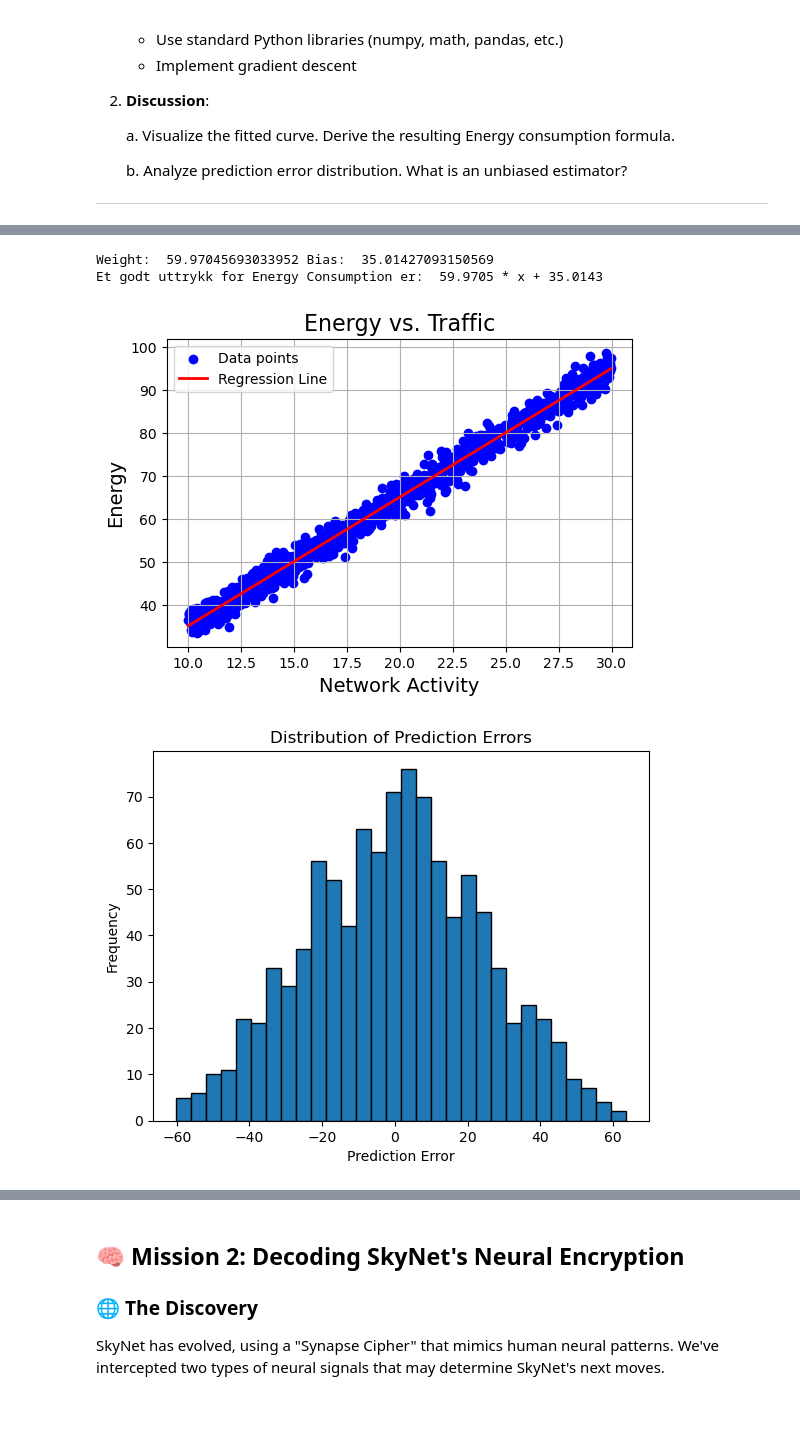
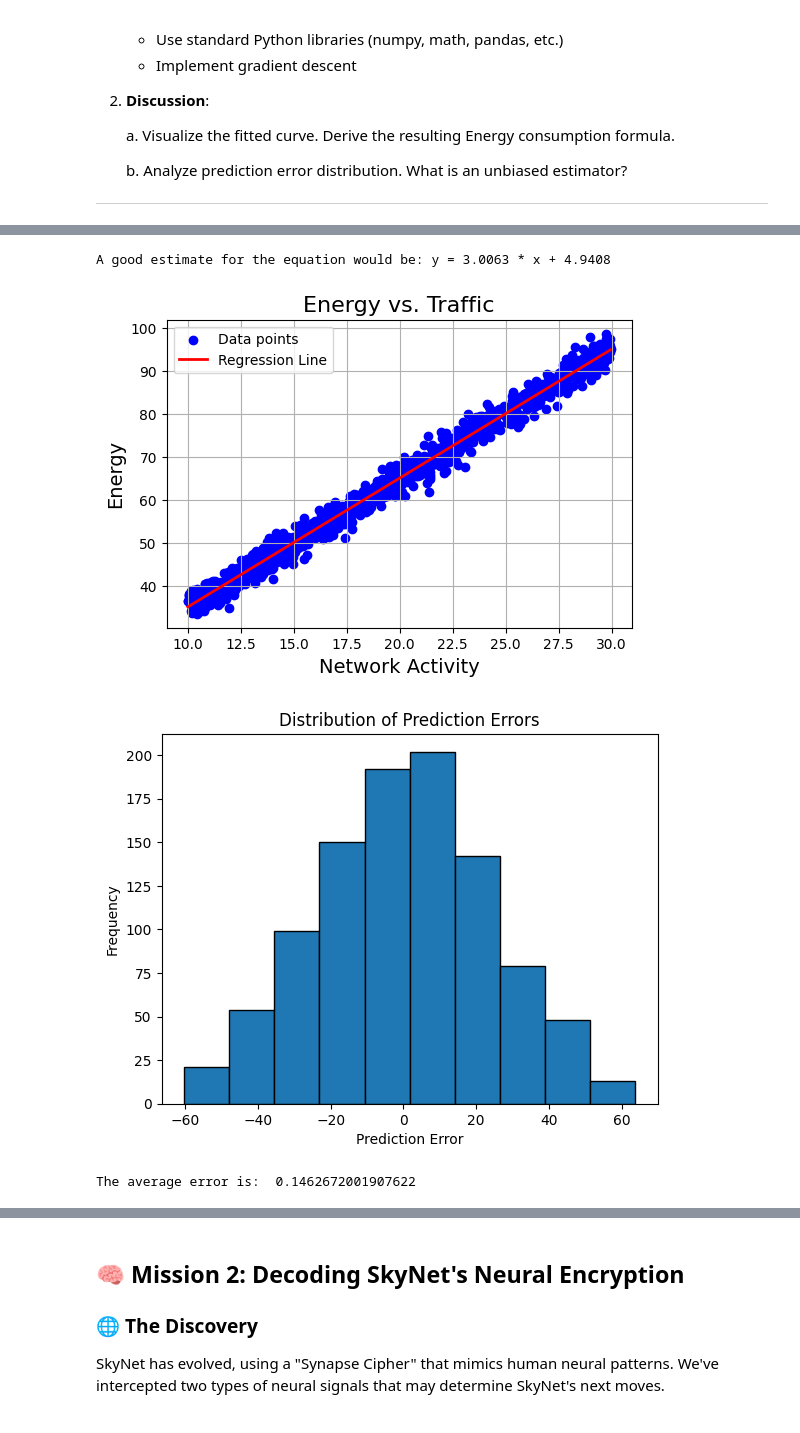
Before and after one commit to jadamixd/Machine-Learning, a Jupyter notebook: Assignment1/Chapter_1.ipynb, the cells around one changed output, grey strips where cells are left out. Cells and saved outputs as stored; diff of their text form; code cells hidden in the pictures.

```diff
--- a/Assignment1/Chapter_1.ipynb
+++ b/Assignment1/Chapter_1.ipynb
@@ -89,8 +89,13 @@ X = data['Net_Activity'].values
 x_range = np.linspace(X.min(), X.max(),1000)
 y_pred = lr.predict(x_range)
 
-print('Weight: ',lr.weights[0], 'Bias: ',lr.bias)
-print('Et godt uttrykk for Energy Consumption er: ',round(lr.weights[0],4),'* x +',round(lr.bias,4))
+# print('Weight: ',lr.weights[0], 'Bias: ',lr.bias)
+# print('Et godt uttrykk for Energy Consumption er: ',round(lr.weights[0],4),'* x +',round(lr.bias,4))
+
+Y_min = data['Energy'].min()
+Y_max = data['Energy'].max()
+
+lr.printExpressions(y_pred[0],y_pred[-1])
 
 plt.figure(figsize=(6, 4))
 plt.scatter(data['Net_Activity'], data['Energy'], c='blue', label='Data points')
@@ -102,22 +107,18 @@ plt.title('Energy vs. Traffic', fontsize=16)
 plt.legend()
 plt.show()
 # %% [output]
-Weight:  59.97045693033952 Bias:  35.01427093150569
-Et godt uttrykk for Energy Consumption er:  59.9705 * x + 35.0143
+A good estimate for the equation would be: y = 3.0063 * x + 4.9408
-[figure, old version]
+[figure, new version]
 # %%
 error = data['Energy'] - y_pred
 
-# plt.figure(figsize=(6, 4))
-# plt.plot(x_range, y_pred, c='red', label='Regression Line', linewidth=2)
-# plt.plot(x_range, error, c='purple', label='Error Line')
-# plt.grid(True)
-# plt.plot()
-
-plt.hist(error, bins=30, edgecolor='black')
+plt.hist(error, bins=10, edgecolor='black')
 plt.xlabel('Prediction Error')
 plt.ylabel('Frequency')
 plt.title('Distribution of Prediction Errors')
 plt.show()
+
+print('The average error is: ',np.mean(error))
 # %% [output]
-[figure, old version]
+[figure, new version]
+The average error is:  0.1462672001907622
```
Also changed, not shown: parts of 3 cells of this notebook, 1 other file.
